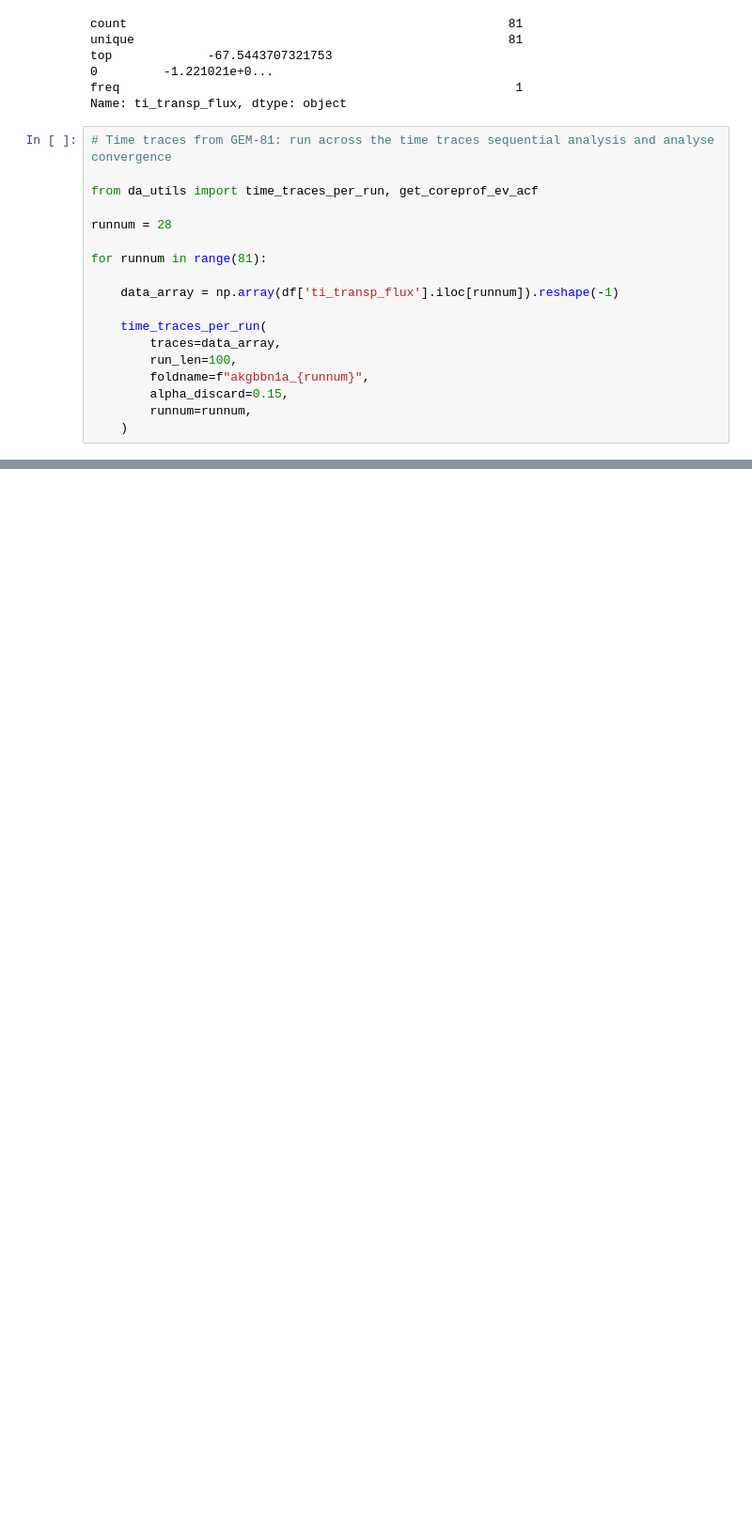
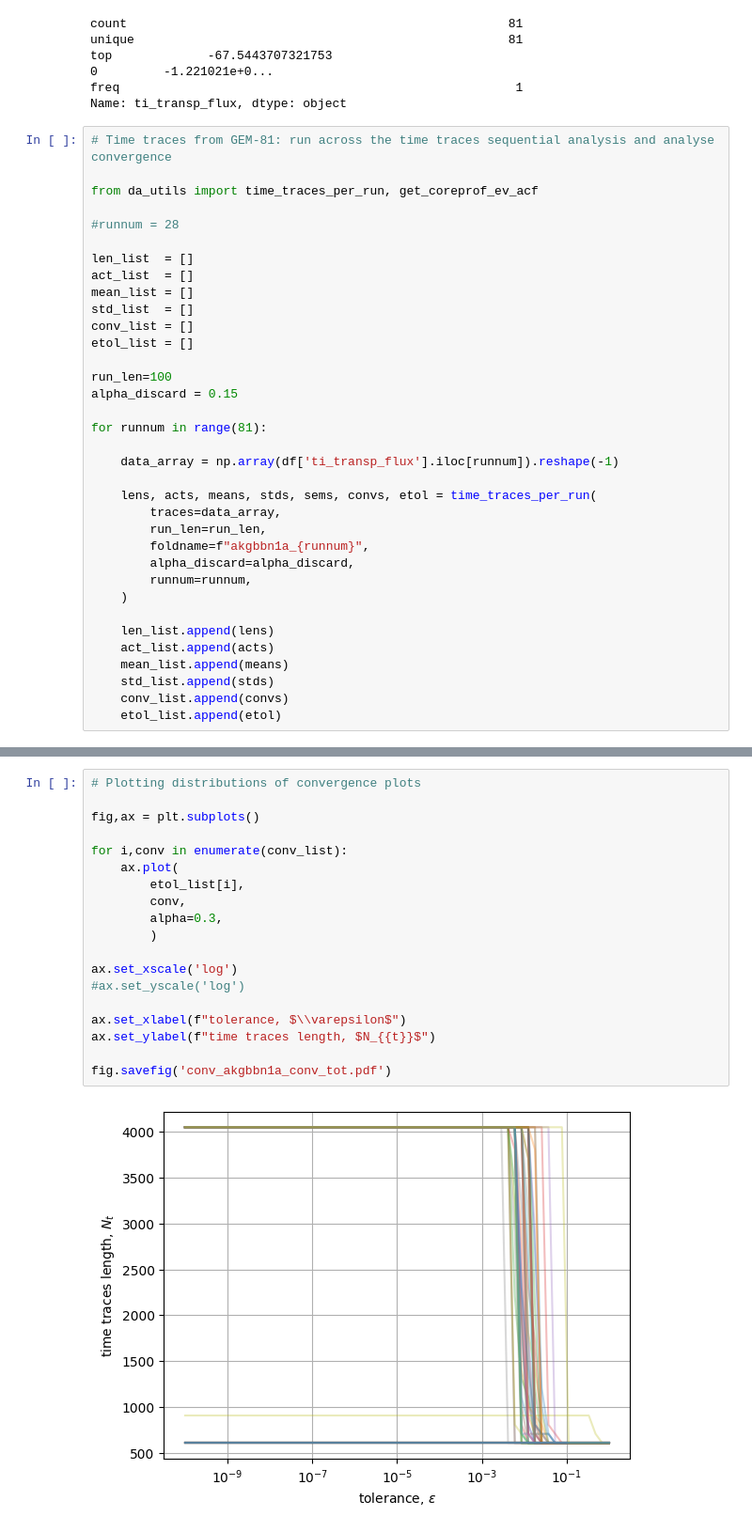
Before and after one commit to vecma-ipp/MFW, a Jupyter notebook: uq/basicda/surrogate_scans.ipynb, the cells around one changed output, grey strips where cells are left out. Shown at 94% size. Drawn from its saved outputs; the diff is of its cells as text; blank space fills up the shorter version.

Commit message:
Postprocessing: plots for GEM-81 tt-s

```diff
--- a/uq/basicda/surrogate_scans.ipynb
+++ b/uq/basicda/surrogate_scans.ipynb
@@ -2178,19 +2176,36 @@ Name: ti_transp_flux, dtype: object
 
 from da_utils import time_traces_per_run, get_coreprof_ev_acf
 
-runnum = 28
+#runnum = 28
+
+len_list  = []
+act_list  = []
+mean_list = []
+std_list  = []
+conv_list = []
+etol_list = []
+
+run_len=100
+alpha_discard = 0.15
 
 for runnum in range(81):
 
     data_array = np.array(df['ti_transp_flux'].iloc[runnum]).reshape(-1)
 
-    time_traces_per_run(
+    lens, acts, means, stds, sems, convs, etol = time_traces_per_run(
         traces=data_array,
-        run_len=100,
+        run_len=run_len,
         foldname=f"akgbbn1a_{runnum}",
-        alpha_discard=0.15,
+        alpha_discard=alpha_discard,
         runnum=runnum,
     )
+
+    len_list.append(lens)
+    act_list.append(acts)
+    mean_list.append(means)
+    std_list.append(stds)
+    conv_list.append(convs)
+    etol_list.append(etol)
 # %% [output]
 >Calculating ACF
 Considering flux tube or case #0
@@ -2228,0 +2227,21 @@ conv_nts_list=[4049, 4049, 4049, 2407, 607]
+# %%
+# Plotting distributions of convergence plots
+
+fig,ax = plt.subplots()
+
+for i,conv in enumerate(conv_list):
+    ax.plot(
+        etol_list[i],
+        conv,
+        alpha=0.3,
+        )
+
+ax.set_xscale('log')
+#ax.set_yscale('log')
+
+ax.set_xlabel(f"tolerance, $\\varepsilon$")
+ax.set_ylabel(f"time traces length, $N_{{t}}$")
+
+fig.savefig('conv_akgbbn1a_conv_tot.pdf')
+# %% [output]
+[figure, added]
```
Also changed, not shown: parts of 3 cells of this notebook.
